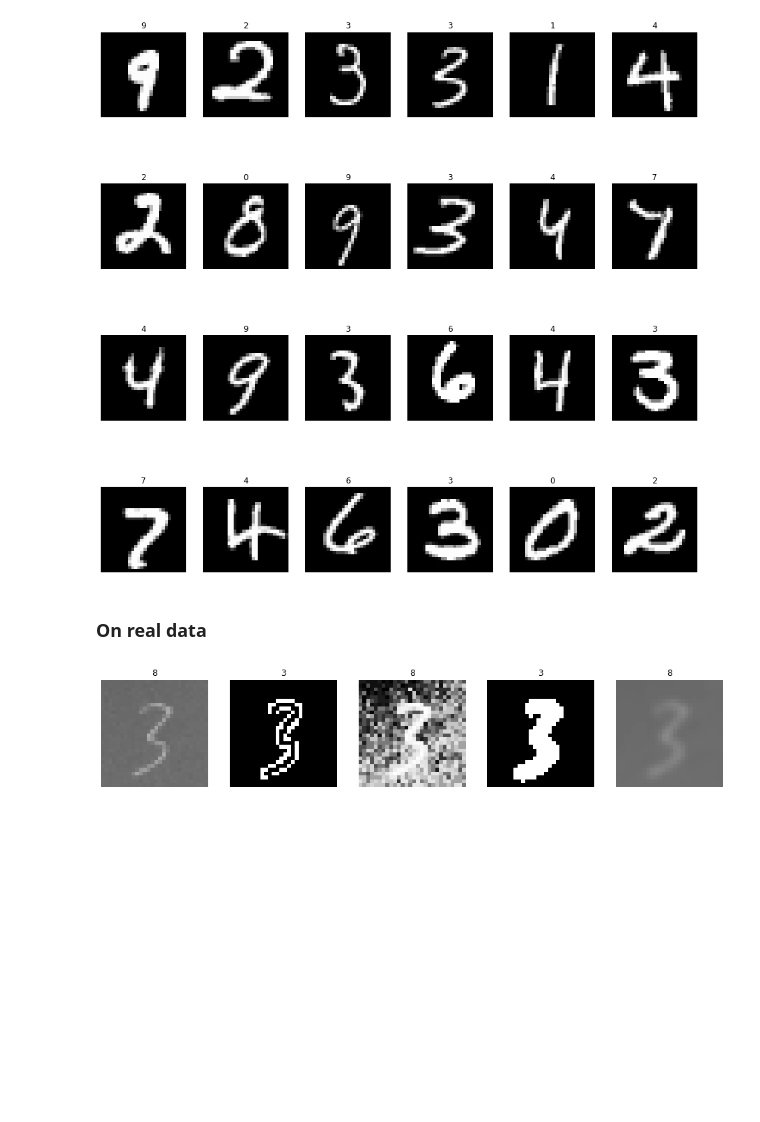
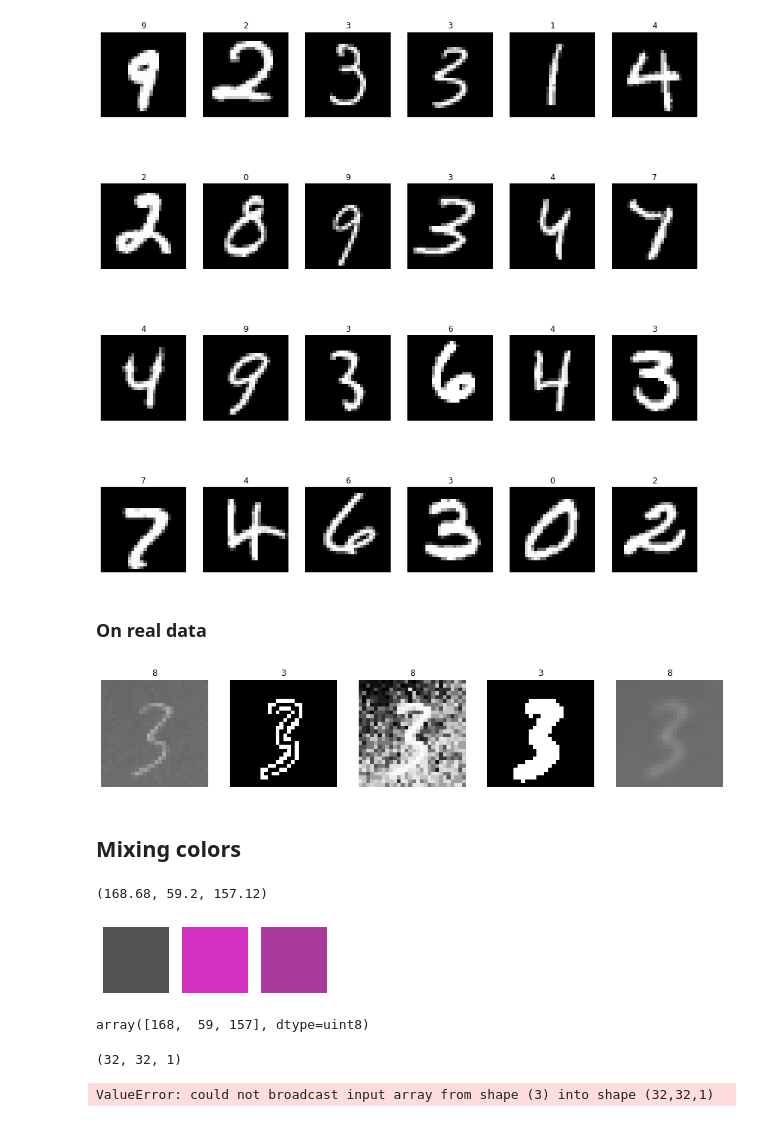
Before and after one commit to laurentgrenier/dl-handwritting-recognition, a Jupyter notebook: notebooks/draft.ipynb, the cells around one changed output. Cells and saved outputs as stored; diff of their text form; code cells hidden in the pictures; blank space fills up the shorter version.

```diff
--- a/notebooks/draft.ipynb
+++ b/notebooks/draft.ipynb
@@ -269,3 +269,63 @@ plt.axis('off')
 plt.show()
 # %% [output]
 [figure]
+# %% [markdown]
+## Mixing colors
+# %%
+import matplotlib.pyplot as plt
+grey = (83,83,83)
+purple = (209, 48, 192)
+
+
+grey_image = np.zeros((32,32,3)).astype('uint8')
+grey_image[:,:,:] = grey
+grey_image = np.dstack((grey_image, np.zeros((grey_image.shape[0],grey_image.shape[1]),dtype=np.uint8)+255))
+
+purple_image = np.zeros((32,32,3)).astype('uint8')
+purple_image[:,:,:] = purple
+purple_image = np.dstack((purple_image, np.zeros((purple_image.shape[0],purple_image.shape[1]),dtype=np.uint8)+255))
+
+alpha_grey = 120
+alpha_purple = 255
+
+melted_image = np.zeros((32,32,3)).astype('uint8')
+melted = ((grey[0] * alpha_grey + purple[0] * alpha_purple) / (alpha_grey + alpha_purple),
+          (grey[1] * alpha_grey + purple[1] * alpha_purple) / (alpha_grey + alpha_purple),
+          (grey[2] * alpha_grey + purple[2] * alpha_purple) / (alpha_grey + alpha_purple))
+print(melted)
+melted_image[:,:,:] = melted
+
+plt.figure(figsize=(4,16))
+plt.subplot(1,3,1)
+plt.imshow(grey_image)
+plt.axis('off')
+plt.subplot(1,3,2)
+plt.imshow(purple_image)
+plt.axis('off')
+plt.subplot(1,3,3)
+plt.imshow(melted_image)
+plt.axis('off')
+plt.show()
+# %% [output]
+(168.68, 59.2, 157.12)
+[figure, added]
+# %%
+grey = np.array([83,83,83])
+purple = np.array([209, 48, 192])
+
+alpha_grey = 120
+alpha_purple = 255
+
+melted = ((grey * alpha_grey + purple * alpha_purple) / (alpha_grey + alpha_purple)).astype('uint8')
+melted
+# %% [output]
+array([168,  59, 157], dtype=uint8)
+# %%
+import numpy as np
+test = np.zeros((32,32,3))
+print(test.shape)
+test[:,:,:] = (1,1,1)
+print(test.shape)
+# %% [output]
+(32, 32, 1)
+ValueError: could not broadcast input array from shape (3) into shape (32,32,1)
```
Also changed, not shown: 17 other files.
